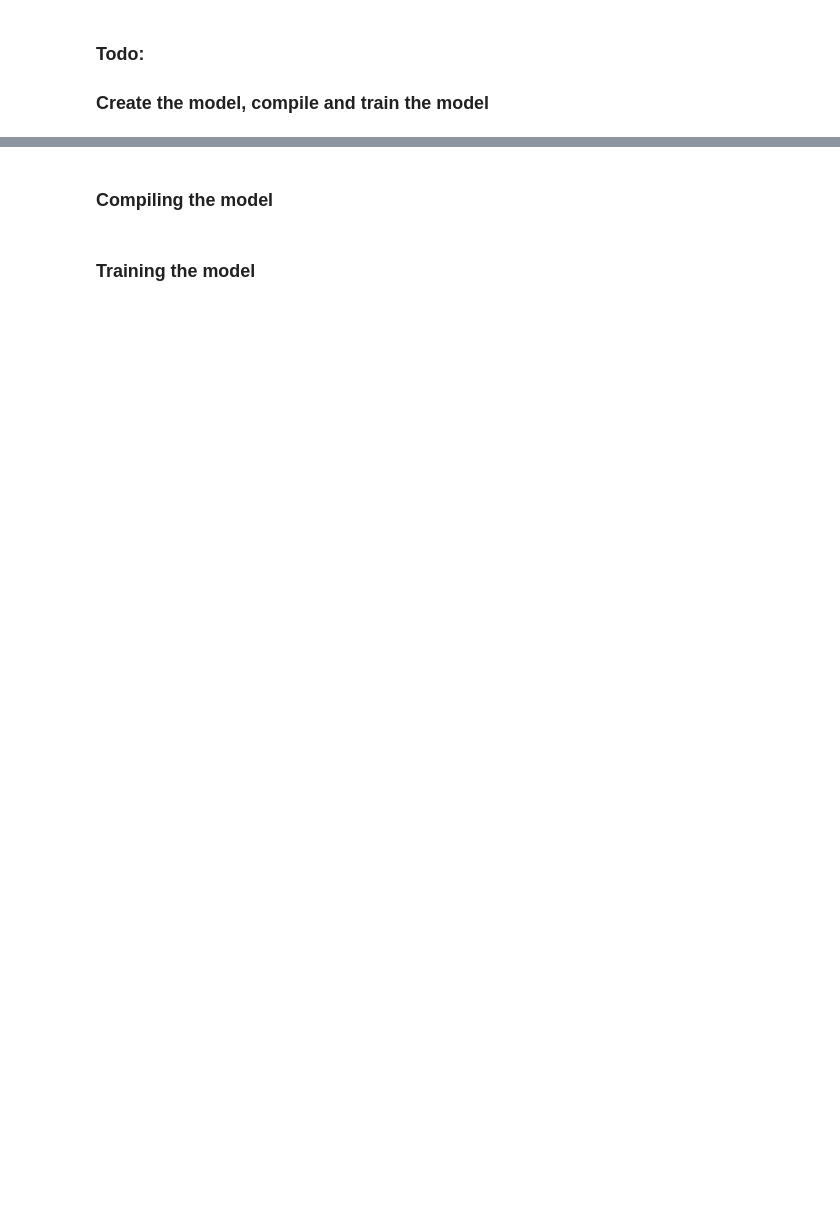
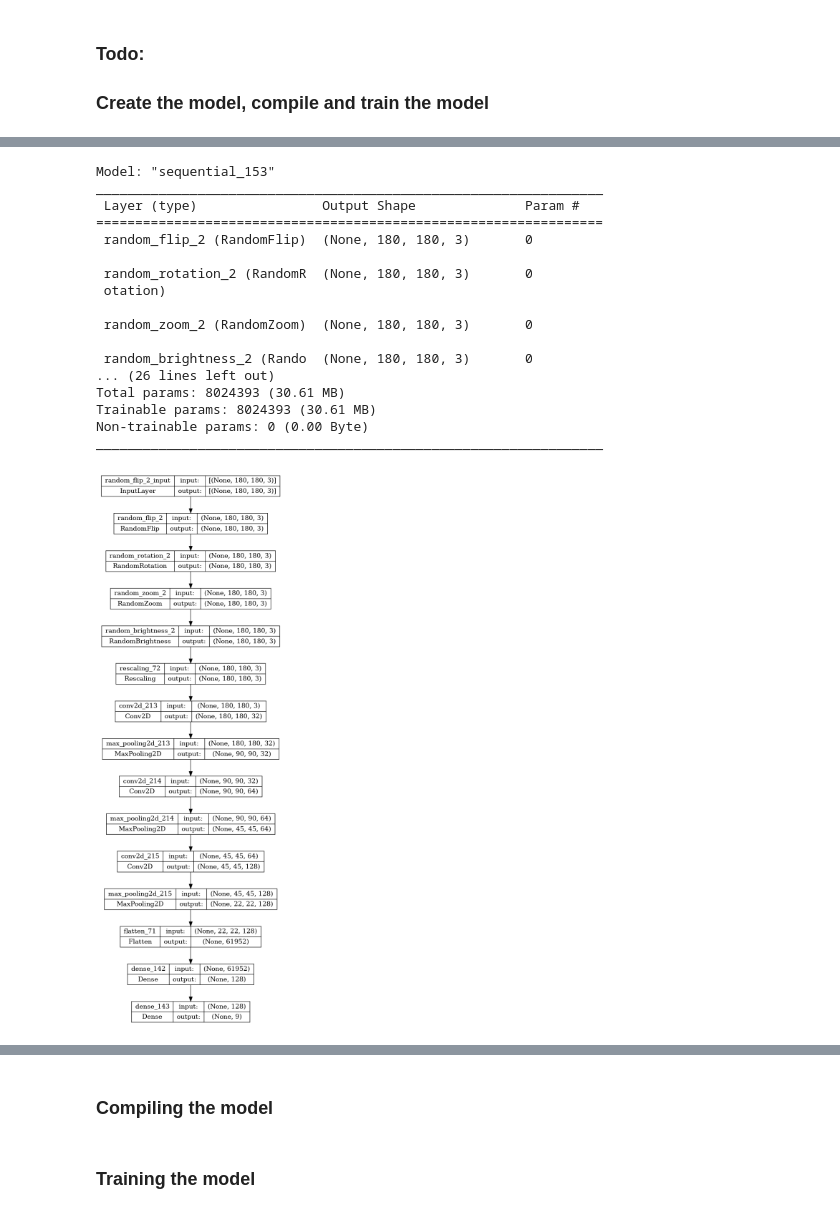
Before and after one commit to khangtd1103/Melanoma_Detection_Assignment, a Jupyter notebook: Starter_code_Assignment_CNN_Skin_Cancer (1) (1).ipynb, the cells around one changed output, grey strips where cells are left out. Drawn from its saved outputs; the diff is of its cells as text; code cells hidden in the pictures; blank space fills up the shorter version.

```diff
--- a/Starter_code_Assignment_CNN_Skin_Cancer (1) (1).ipynb
+++ b/Starter_code_Assignment_CNN_Skin_Cancer (1) (1).ipynb
@@ -1088,0 +1273,47 @@ plt.show()
+# %%
+# Create a simplified version of the VGG16 model
+old_model = create_simplified_vgg16_model()
+
+# initialize new model
+model = Sequential()
+
+# Add the data augmentation layers to the new model
+[model.add(layer) for layer in data_augmentation.layers]
+
+# Add the old model layers to the new model
+[model.add(layer) for layer in old_model.layers]
+
+# build the model
+model.build(input_shape=(None, img_height, img_width, 3))
+
+# model summary
+model.summary()
+
+# plot the model
+plot_model(model, to_file='model.png', show_shapes=True, show_layer_names=True)
+
+plt.figure(figsize=(20, 20)) # Set the figure size
+
+# Display the image
+plt.imshow(plt.imread('model.png'))
+plt.axis('off')
+plt.show()
+# %% [output]
+Model: "sequential_153"
+_________________________________________________________________
+ Layer (type)                Output Shape              Param #
+=================================================================
+ random_flip_2 (RandomFlip)  (None, 180, 180, 3)       0
+
+ random_rotation_2 (RandomR  (None, 180, 180, 3)       0
+ otation)
+
+ random_zoom_2 (RandomZoom)  (None, 180, 180, 3)       0
+
+ random_brightness_2 (Rando  (None, 180, 180, 3)       0
+... (26 lines left out)
+Total params: 8024393 (30.61 MB)
+Trainable params: 8024393 (30.61 MB)
+Non-trainable params: 0 (0.00 Byte)
+_________________________________________________________________
+[figure, added]
```
Also changed, not shown: parts of 23 cells of this notebook, 1 other file.
